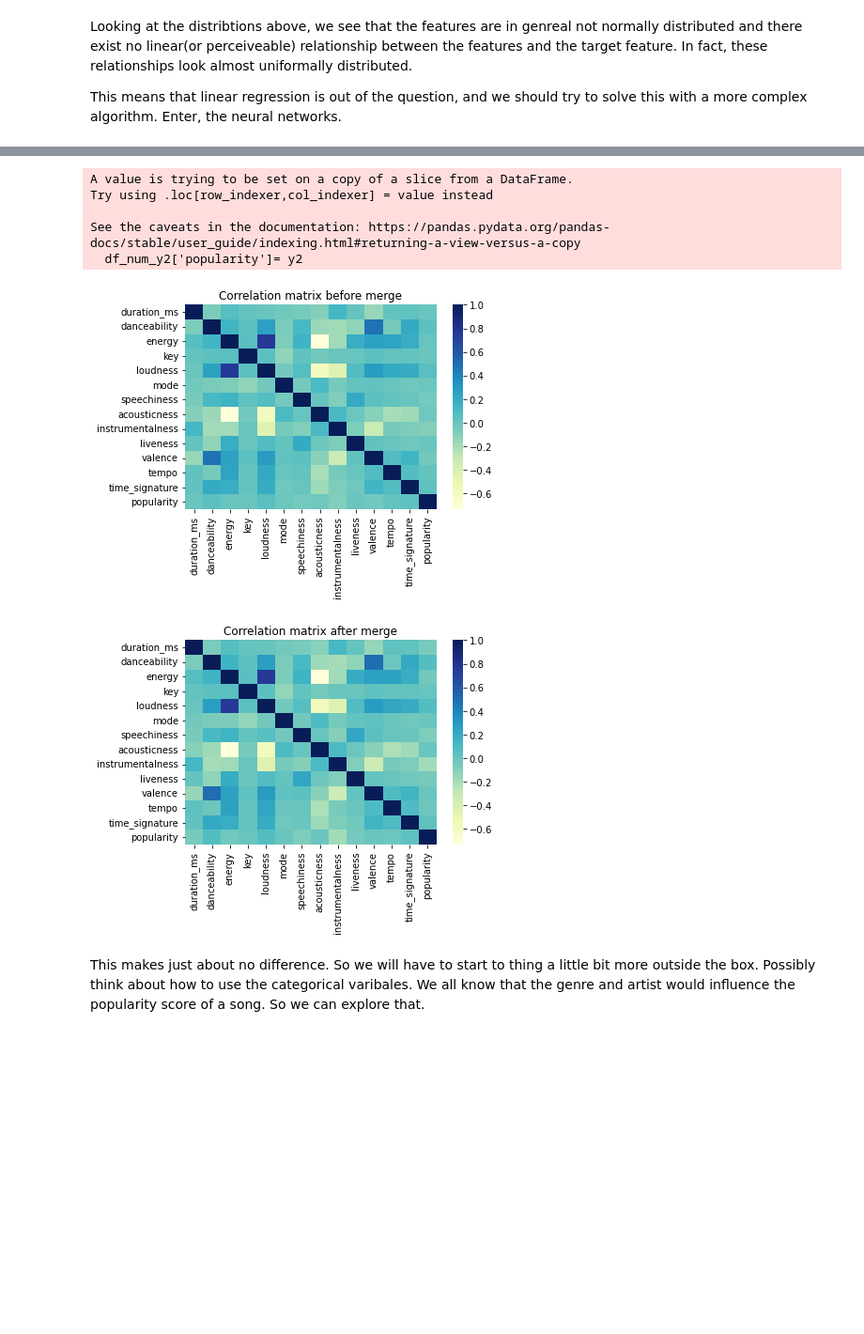
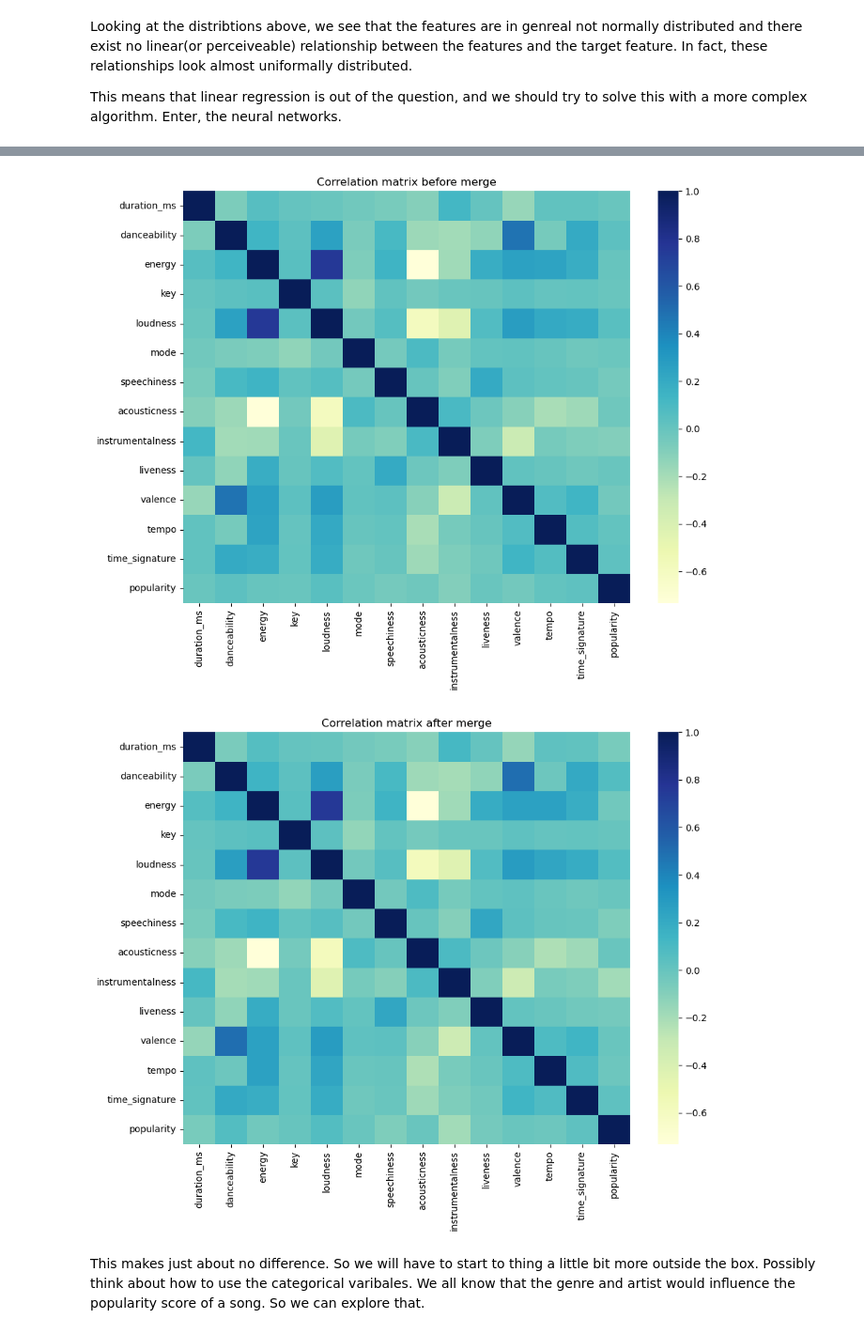
Before and after one commit to giacolle6/770271, a Jupyter notebook: main.ipynb, the cells around one changed output, grey strips where cells are left out. Shown at 94% size. Cells and saved outputs as stored; diff of their text form; code cells hidden in the pictures; blank space fills up the shorter version.

Commit message:
The final main.py

```diff
--- a/main.ipynb
+++ b/main.ipynb
@@ -3,9 +3,8 @@ import numpy as np
 import pandas as pd
 import matplotlib.pyplot as plt
 import seaborn as sns
-
-path= "C:\\Users\\hp\\Desktop\\"
-df= pd.read_csv(path + "popularity_score_dataset.csv")
+url = "https://raw.githubusercontent.com/giacolle6/770271/e47b670e07d4e8d66c6a187e7ebb5c0ae7754e7d/popularity_score_dataset.csv"
+df = pd.read_csv(url)
 # %%
 #Check for null values.
 
@@ -371,9 +363,9 @@ def diag_plot(df,variable):
 # Plotting our target varibale along with it's q plot to look at how close
 # it is to gaussian
 
-df_scores=pd.read_csv(path+'Grouped_dataset.csv')
-df_new=df_scores[df_scores.columns[4:]]
-df_new['artists']=df_scores['artists']
-df_scores=pd.read_csv(path+'Grouped_dataset.csv')
-diag_plot(df_new,'popularity')
+df_scores = pd.read_csv('https://raw.githubusercontent.com/giacolle6/770271/main/Grouped_dataset.csv')
+df_new = df_scores[df_scores.columns[4:]].copy()
+df_new.loc[:, 'artists'] = df_scores['artists'].values
+
+diag_plot(df_new, 'popularity')
 # %% [output]
@@ -505,41 +488,39 @@ df_num2.describe()
 # %%
 #Let's see if the grouping has affected the correlation matrix.
 
-cols2=['popularity', 'duration_ms', 'explicit', 'danceability', 'energy',
-       'key', 'loudness', 'mode', 'speechiness', 'acousticness',
-       'instrumentalness', 'liveness', 'valence', 'tempo', 'time_signature',
-       'track_genre']
+cols2 = ['popularity', 'duration_ms', 'explicit', 'danceability', 'energy',
+         'key', 'loudness', 'mode', 'speechiness', 'acousticness',
+         'instrumentalness', 'liveness', 'valence', 'tempo', 'time_signature',
+         'track_genre']
 
-num2=[ 'duration_ms','danceability', 'energy',
-       'key', 'loudness', 'mode', 'speechiness', 'acousticness',
-       'instrumentalness', 'liveness', 'valence', 'tempo', 'time_signature',
-       ]
-non_num2=[ 'explicit', 'track_genre']
+num2 = ['duration_ms', 'danceability', 'energy',
+        'key', 'loudness', 'mode', 'speechiness', 'acousticness',
+        'instrumentalness', 'liveness', 'valence', 'tempo', 'time_signature']
+non_num2 = ['explicit', 'track_genre']
 
+y2 = df_new['popularity']
+df_num2 = df_new[num2]
 
-y2= df_new['popularity']
-df_num2= df_new[num2]
-
-
-df_num_y2=df_num2
-df_num_y2['popularity']= y2
+df_num_y2 = df_num2.copy()
+df_num_y2.loc[:, 'popularity'] = y2
 corr_mat2 = df_num_y2.corr()
 
-dataplot = sns.heatmap(corr_mat, cmap="YlGnBu")
+fig, ax = plt.subplots(figsize=(10, 8))  # Adjust the figure size
+dataplot = sns.heatmap(corr_mat, cmap="YlGnBu", ax=ax)
 plt.title('Correlation matrix before merge')
+plt.tight_layout()  # Adjust the layout to fit the labels within the figure
+plt.savefig("correlation_before_merge.png", dpi=300)
 plt.show()
 
-dataplot2 = sns.heatmap(corr_mat2, cmap="YlGnBu")
+fig, ax = plt.subplots(figsize=(10, 8))  # Adjust the figure size as per your requirements
+dataplot2 = sns.heatmap(corr_mat2, cmap="YlGnBu", ax=ax)
 plt.title('Correlation matrix after merge')
+plt.tight_layout()  # Adjust the layout to fit the labels within the figure
+plt.savefig("correlation_after_merge.png", dpi=300)
 plt.show()
 # %% [output]
-A value is trying to be set on a copy of a slice from a DataFrame.
-Try using .loc[row_indexer,col_indexer] = value instead
-
-See the caveats in the documentation: https://pandas.pydata.org/pandas-docs/stable/user_guide/indexing.html#returning-a-view-versus-a-copy
-  df_num_y2['popularity']= y2
-[figure, old version]
+[figure, new version]
-[figure, old version]
+[figure, new version]
 # %% [markdown]
 This makes just about no difference. So we will have to start to thing a little bit more outside the box. Possibly think about how to use the categorical varibales. We all know that the genre and artist would influence the popularity score of a song. So we can explore that.
 # %%
```
Also changed, not shown: parts of 23 cells of this notebook.
